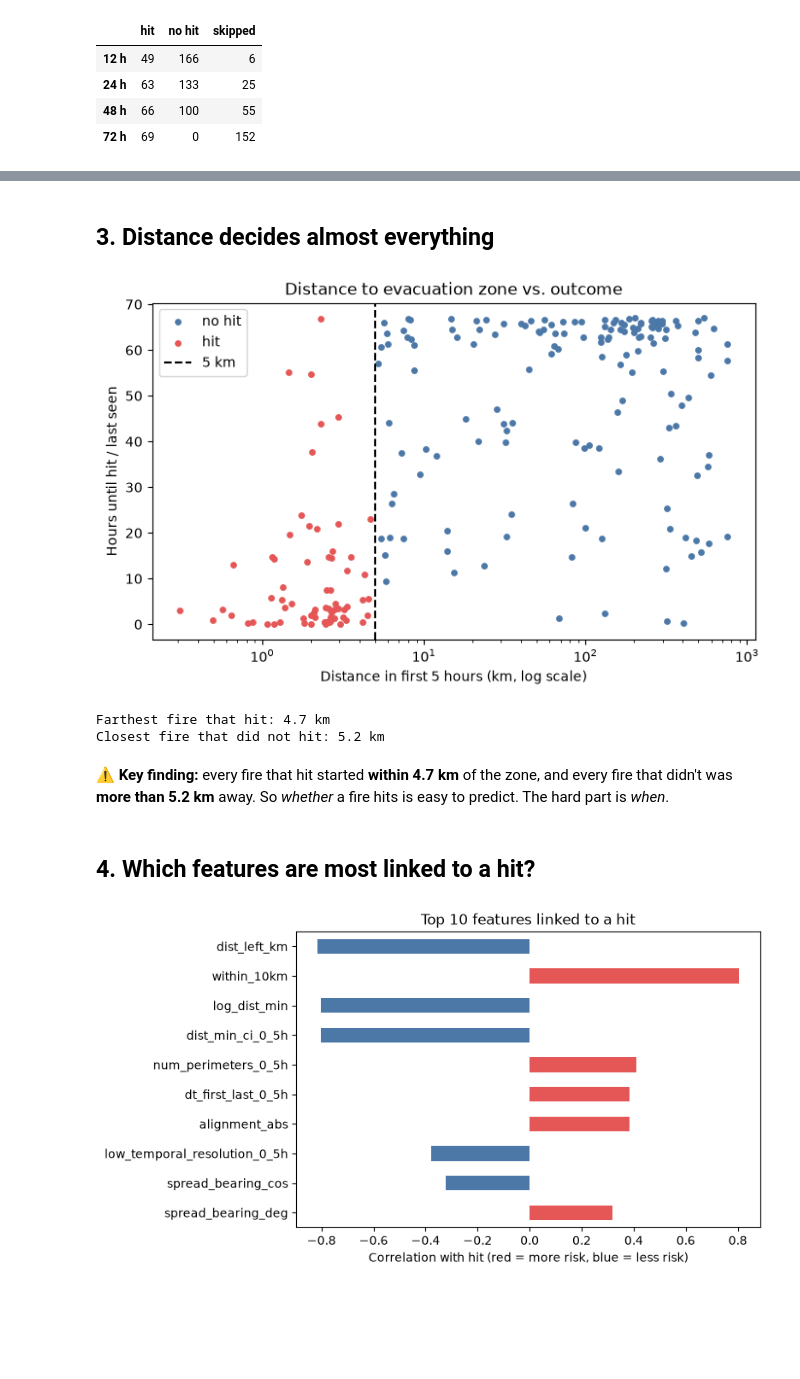
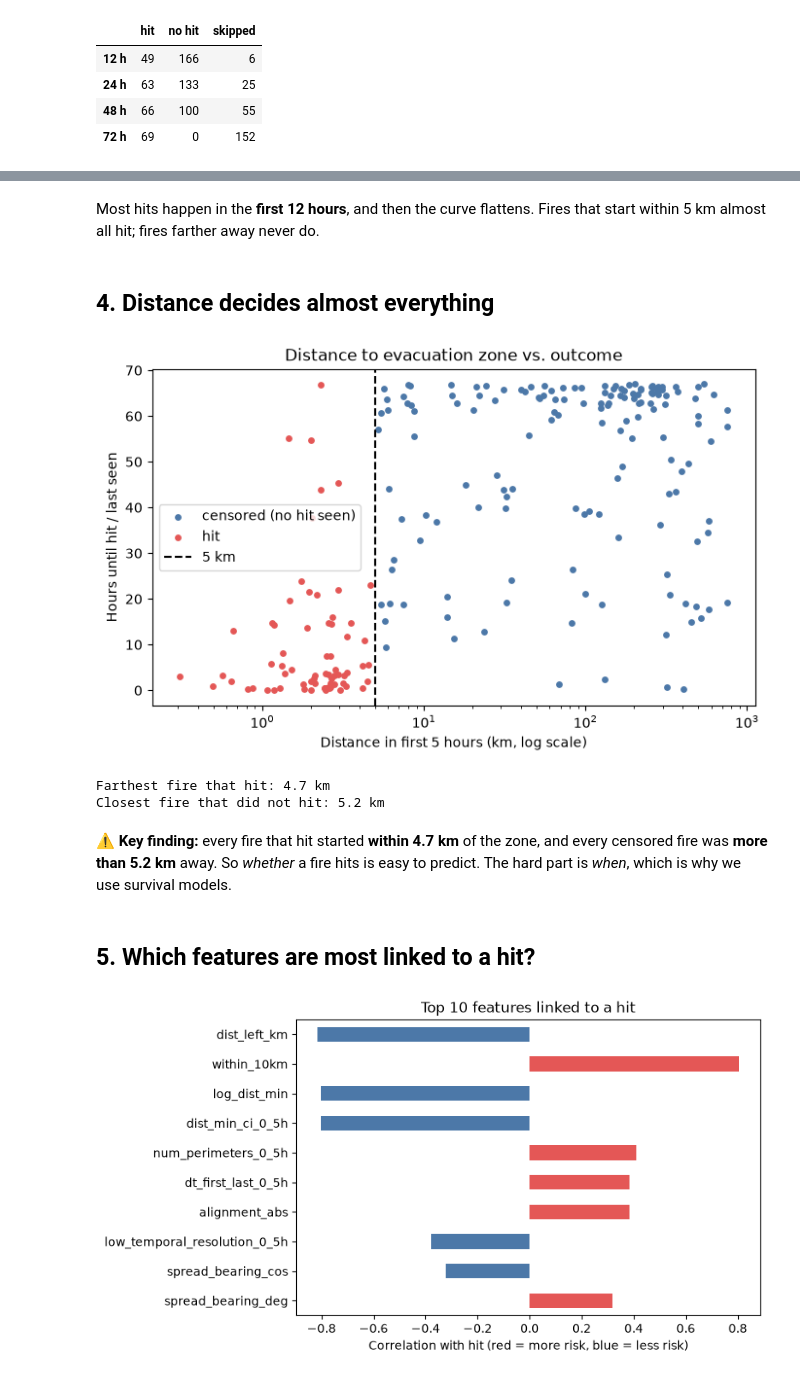
Before and after one commit to Re7absu/wildfire-evacuation-risk, a Jupyter notebook: notebooks/01_eda.ipynb, the cells around one changed output, grey strips where cells are left out. Saved outputs shown, nothing was run; the diff lists cells and outputs as text; code cells hidden in the pictures; blank space fills up the shorter version.

```diff
--- a/notebooks/01_eda.ipynb
+++ b/notebooks/01_eda.ipynb
@@ -80,29 +101,31 @@ Only **31%** of fires reach the zone, and most do it **fast**. At 72 h every fir
+# %% [markdown]
+Most hits happen in the **first 12 hours**, and then the curve flattens. Fires that start within 5 km almost all hit; fires farther away never do.
 # %% [markdown]
-## 3. Distance decides almost everything
+## 4. Distance decides almost everything
 # %%
 # Scatter: distance to the evacuation zone vs. hours, coloured by outcome
 hit = train[EVENT_COL] == 1
 plt.figure(figsize=(8, 4.5))
-plt.scatter(train.loc[~hit, "dist_min_ci_0_5h"] / 1000, train.loc[~hit, TIME_COL], color="#4C78A8", s=15, label="no hit")
+plt.scatter(train.loc[~hit, "dist_min_ci_0_5h"] / 1000, train.loc[~hit, TIME_COL], color="#4C78A8", s=15, label="censored (no hit seen)")
 plt.scatter(train.loc[hit, "dist_min_ci_0_5h"] / 1000, train.loc[hit, TIME_COL], color="#E45756", s=15, label="hit")
 plt.axvline(5, color="black", linestyle="--", label="5 km")
 plt.xscale("log")
 plt.title("Distance to evacuation zone vs. outcome")
 plt.xlabel("Distance in first 5 hours (km, log scale)"); plt.ylabel("Hours until hit / last seen")
 plt.legend(); plt.savefig(FIG_DIR / "01_distance.png", bbox_inches="tight"); plt.show()
 
 # The two numbers behind the key finding
 print("Farthest fire that hit: %.1f km" % (train.loc[hit, "dist_min_ci_0_5h"].max() / 1000))
 print("Closest fire that did not hit: %.1f km" % (train.loc[~hit, "dist_min_ci_0_5h"].min() / 1000))
 # %% [output]
-[figure, old version]
+[figure, new version]
 Farthest fire that hit: 4.7 km
 Closest fire that did not hit: 5.2 km
 # %% [markdown]
-⚠️ **Key finding:** every fire that hit started **within 4.7 km** of the zone, and every fire that didn't was **more than 5.2 km** away.
-So *whether* a fire hits is easy to predict. The hard part is *when*.
+⚠️ **Key finding:** every fire that hit started **within 4.7 km** of the zone, and every censored fire was **more than 5.2 km** away.
+So *whether* a fire hits is easy to predict. The hard part is *when*, which is why we use survival models.
 # %% [markdown]
-## 4. Which features are most linked to a hit?
+## 5. Which features are most linked to a hit?
 # %%
 # Add the extra features, then rank all features by how linked they are to a hit
 X = add_features(train[FEATURES])
```
Also changed, not shown: parts of 9 cells of this notebook, 33 other files.
